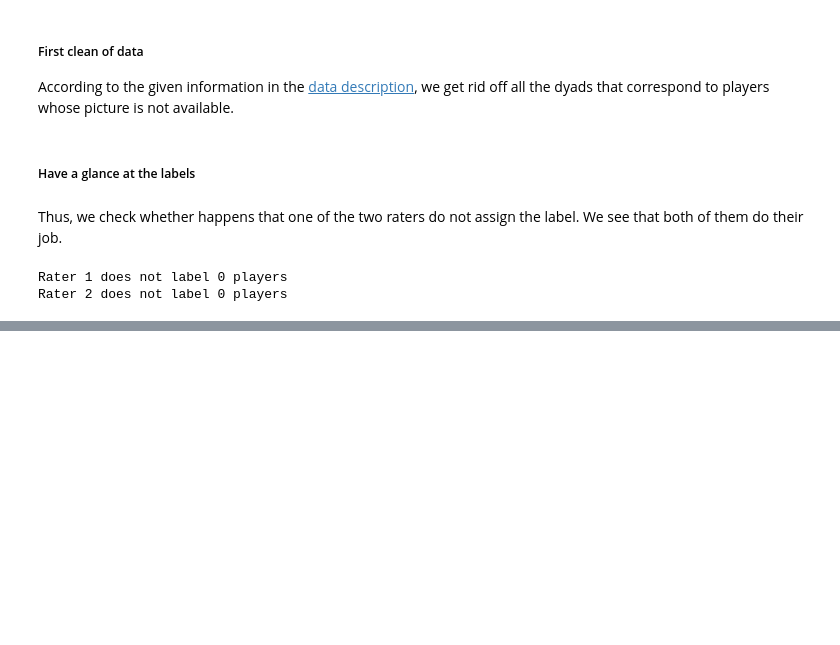
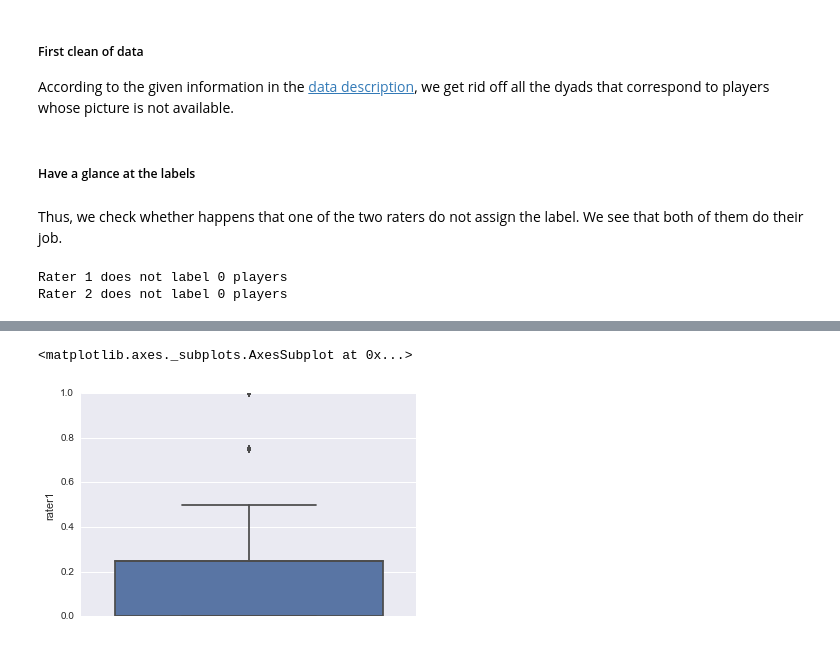
Before and after one commit to CriMenghini/ADA_Homeworks, a Jupyter notebook: Homework_4/Hw_4.ipynb, the cells around one changed output, grey strips where cells are left out. Cells and saved outputs as stored; diff of their text form; code cells hidden in the pictures; blank space fills up the shorter version.

```diff
--- a/Homework_4/Hw_4.ipynb
+++ b/Homework_4/Hw_4.ipynb
@@ -78,0 +70,5 @@ data_clean[data_clean.leagueCountry == 'Spain']
+# %%
+sns.boxplot(data_clean.rater1, orient = 'v')
+# %% [output]
+<matplotlib.axes._subplots.AxesSubplot at 0x...>
+[figure, added]
```
Also changed, not shown: parts of 6 cells of this notebook.
